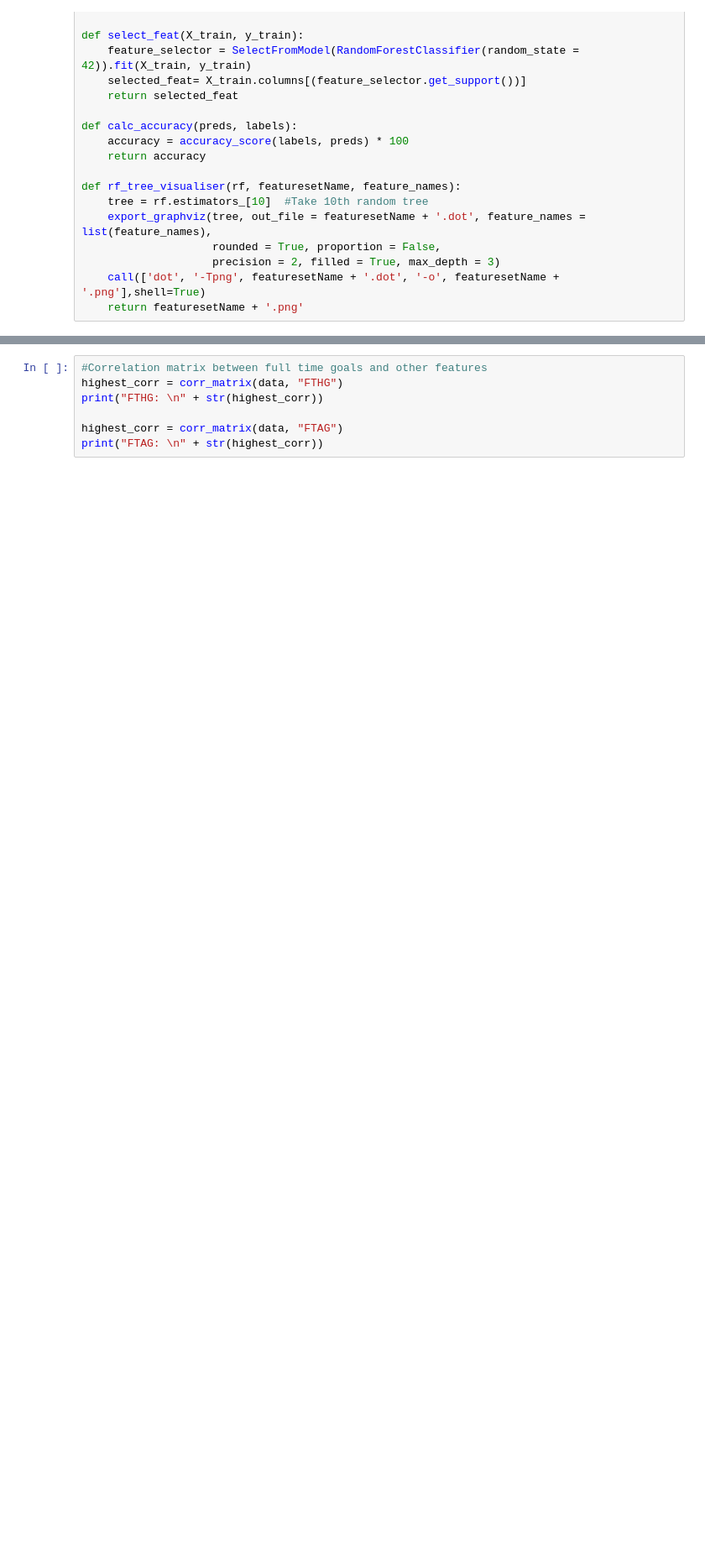
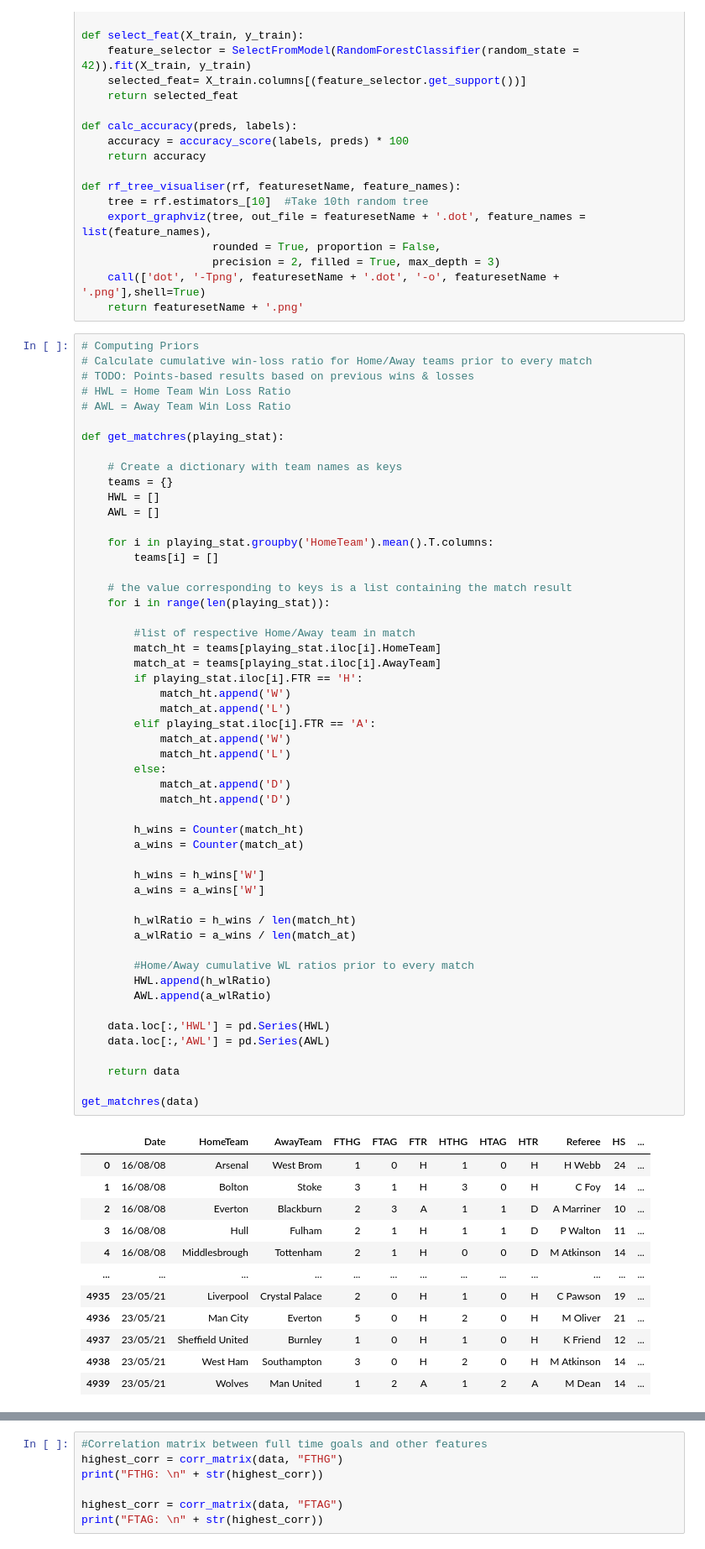
Before and after one commit to yolannel/BeatTheBookies, a Jupyter notebook: beat_the_bookies.ipynb, the cells around one changed output, grey strips where cells are left out. Shown at 84% size. Drawn from its saved outputs; the diff is of its cells as text; blank space fills up the shorter version.

Commit message:
added priors for computing cumulative win loss ratios for every match

```diff
--- a/beat_the_bookies.ipynb
+++ b/beat_the_bookies.ipynb
@@ -104,3 +105,68 @@ def rf_tree_visualiser(rf, featuresetName, feature_names):
                     precision = 2, filled = True, max_depth = 3)
     call(['dot', '-Tpng', featuresetName + '.dot', '-o', featuresetName + '.png'],shell=True)
     return featuresetName + '.png'
+# %%
+# Computing Priors
+# Calculate cumulative win-loss ratio for Home/Away teams prior to every match
+# TODO: Points-based results based on previous wins & losses
+# HWL = Home Team Win Loss Ratio
+# AWL = Away Team Win Loss Ratio
+
+def get_matchres(playing_stat):
+
+    # Create a dictionary with team names as keys
+    teams = {}
+    HWL = []
+    AWL = []
+
+    for i in playing_stat.groupby('HomeTeam').mean().T.columns:
+        teams[i] = []
+
+    # the value corresponding to keys is a list containing the match result
+    for i in range(len(playing_stat)):
+
+        #list of respective Home/Away team in match
+        match_ht = teams[playing_stat.iloc[i].HomeTeam]
+        match_at = teams[playing_stat.iloc[i].AwayTeam]
+        if playing_stat.iloc[i].FTR == 'H':
+            match_ht.append('W')
+            match_at.append('L')
+        elif playing_stat.iloc[i].FTR == 'A':
+            match_at.append('W')
+            match_ht.append('L')
+        else:
+            match_at.append('D')
+            match_ht.append('D')
+
+        h_wins = Counter(match_ht)
+        a_wins = Counter(match_at)
+
+        h_wins = h_wins['W']
+        a_wins = a_wins['W']
+
+        h_wlRatio = h_wins / len(match_ht)
+        a_wlRatio = a_wins / len(match_at)
+
+        #Home/Away cumulative WL ratios prior to every match
+        HWL.append(h_wlRatio)
+        AWL.append(a_wlRatio)
+
+    data.loc[:,'HWL'] = pd.Series(HWL)
+    data.loc[:,'AWL'] = pd.Series(AWL)
+
+    return data
+
+get_matchres(data)
+# %% [output]
+|  | Date | HomeTeam | AwayTeam | FTHG | FTAG | FTR | HTHG | HTAG | HTR | Referee | HS | ... |
+| 0 | 16/08/08 | Arsenal | West Brom | 1 | 0 | H | 1 | 0 | H | H Webb | 24 | ... |
+| 1 | 16/08/08 | Bolton | Stoke | 3 | 1 | H | 3 | 0 | H | C Foy | 14 | ... |
+| 2 | 16/08/08 | Everton | Blackburn | 2 | 3 | A | 1 | 1 | D | A Marriner | 10 | ... |
+| 3 | 16/08/08 | Hull | Fulham | 2 | 1 | H | 1 | 1 | D | P Walton | 11 | ... |
+| 4 | 16/08/08 | Middlesbrough | Tottenham | 2 | 1 | H | 0 | 0 | D | M Atkinson | 14 | ... |
+| ... | ... | ... | ... | ... | ... | ... | ... | ... | ... | ... | ... | ... |
+| 4935 | 23/05/21 | Liverpool | Crystal Palace | 2 | 0 | H | 1 | 0 | H | C Pawson | 19 | ... |
+| 4936 | 23/05/21 | Man City | Everton | 5 | 0 | H | 2 | 0 | H | M Oliver | 21 | ... |
+| 4937 | 23/05/21 | Sheffield United | Burnley | 1 | 0 | H | 1 | 0 | H | K Friend | 12 | ... |
+| 4938 | 23/05/21 | West Ham | Southampton | 3 | 0 | H | 2 | 0 | H | M Atkinson | 14 | ... |
+| 4939 | 23/05/21 | Wolves | Man United | 1 | 2 | A | 1 | 2 | A | M Dean | 14 | ... |
```
Also changed, not shown: parts of 3 cells of this notebook.
